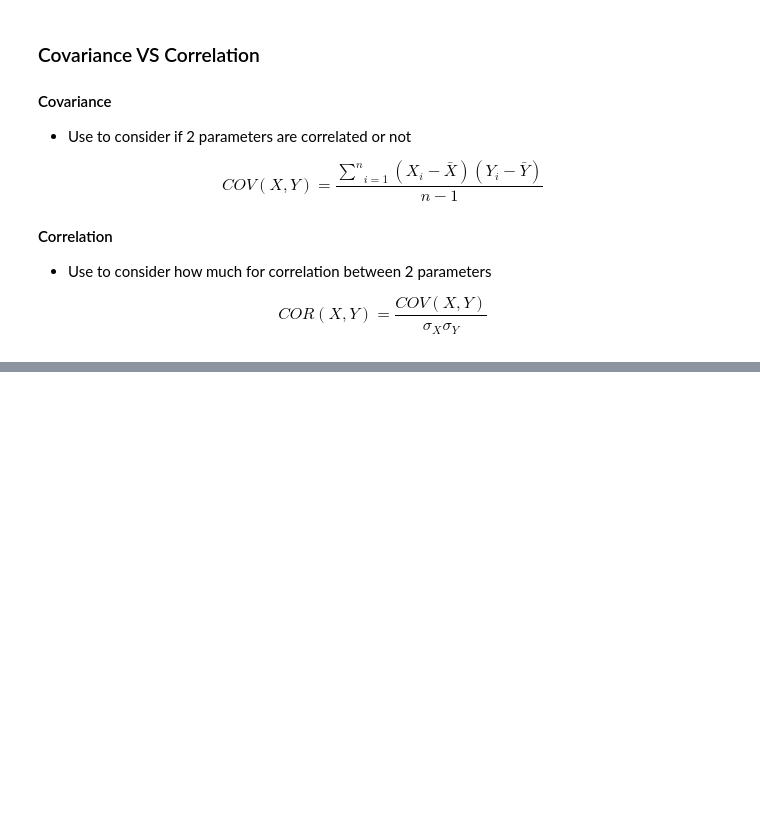
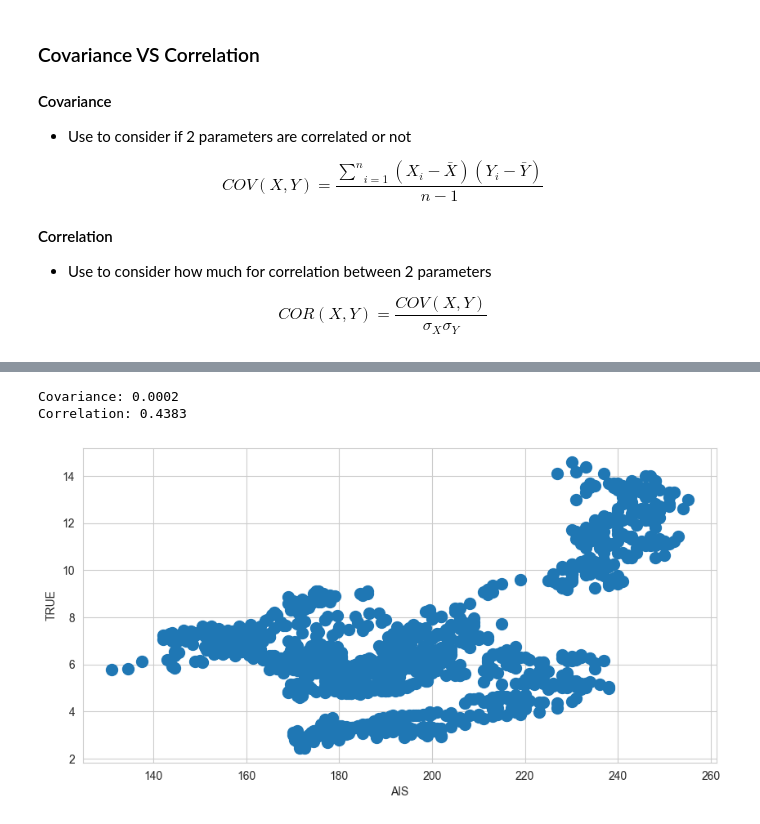
Before and after one commit to pNatTueku/basicPython, a Jupyter notebook: basic_statistics.ipynb, the cells around one changed output, grey strips where cells are left out. Drawn from its saved outputs; the diff is of its cells as text; code cells hidden in the pictures; blank space fills up the shorter version.

```diff
--- a/basic_statistics.ipynb
+++ b/basic_statistics.ipynb
@@ -1007,0 +1068,18 @@ ais = pd.read_csv('Data/SET50_download_r2/ADVANC.BK.csv', index_col = 0)
+# %%
+# plot
+
+plt.rcParams['figure.figsize'] = (10.0, 5.0)
+
+plt.scatter(ais, true, s = 100)
+
+plt.xlabel("AIS")
+plt.ylabel("TRUE")
+
+print(f'Covariance: {np.cov(ais_pct, true_pct)[0,1]:.4f}')
+print(f'Correlation: {np.corrcoef(ais_pct, true_pct)[0,1]:.4f}')
+
+plt.show()
+# %% [output]
+Covariance: 0.0002
+Correlation: 0.4383
+[figure, added]
```
Also changed, not shown: parts of 50 cells of this notebook.
